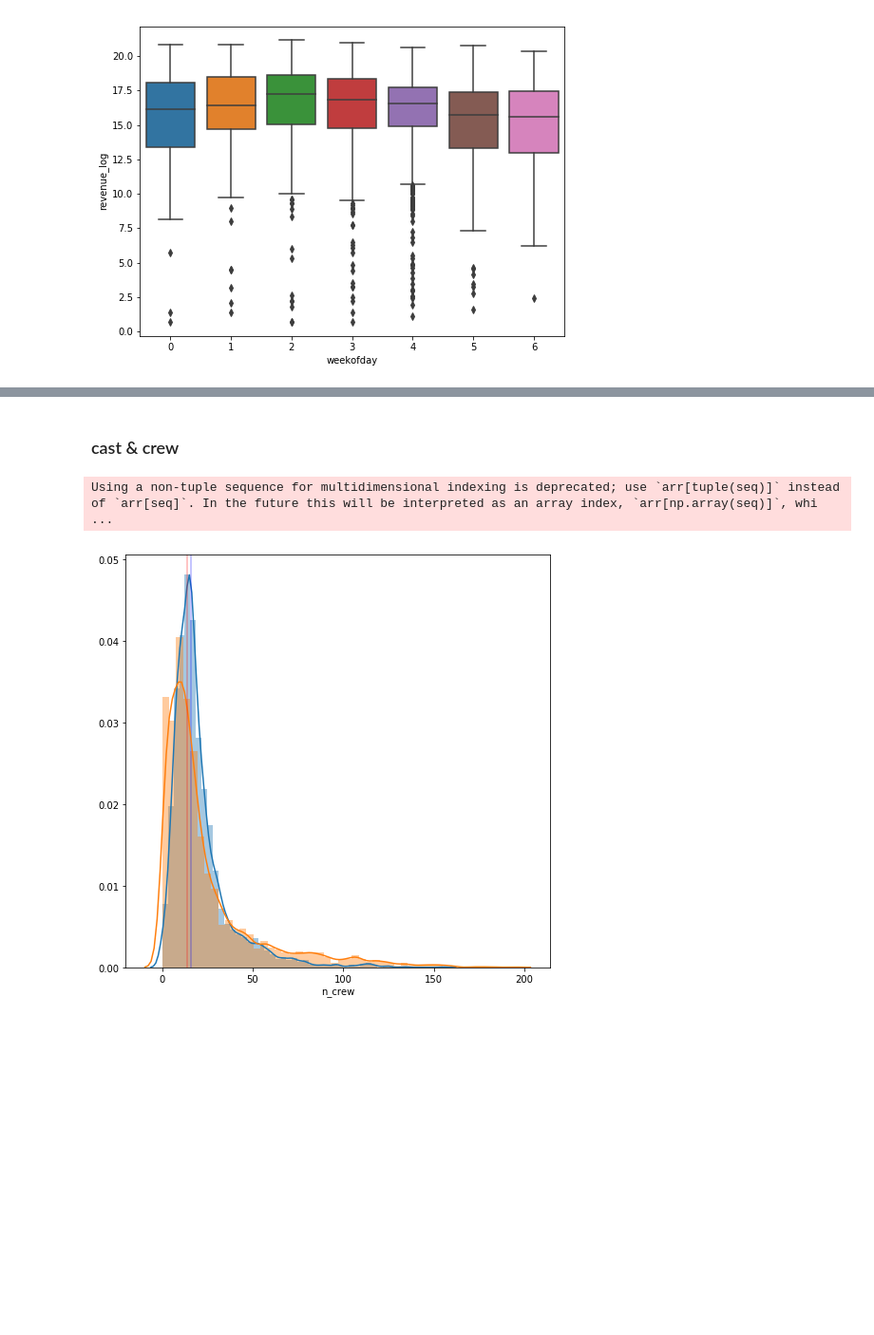
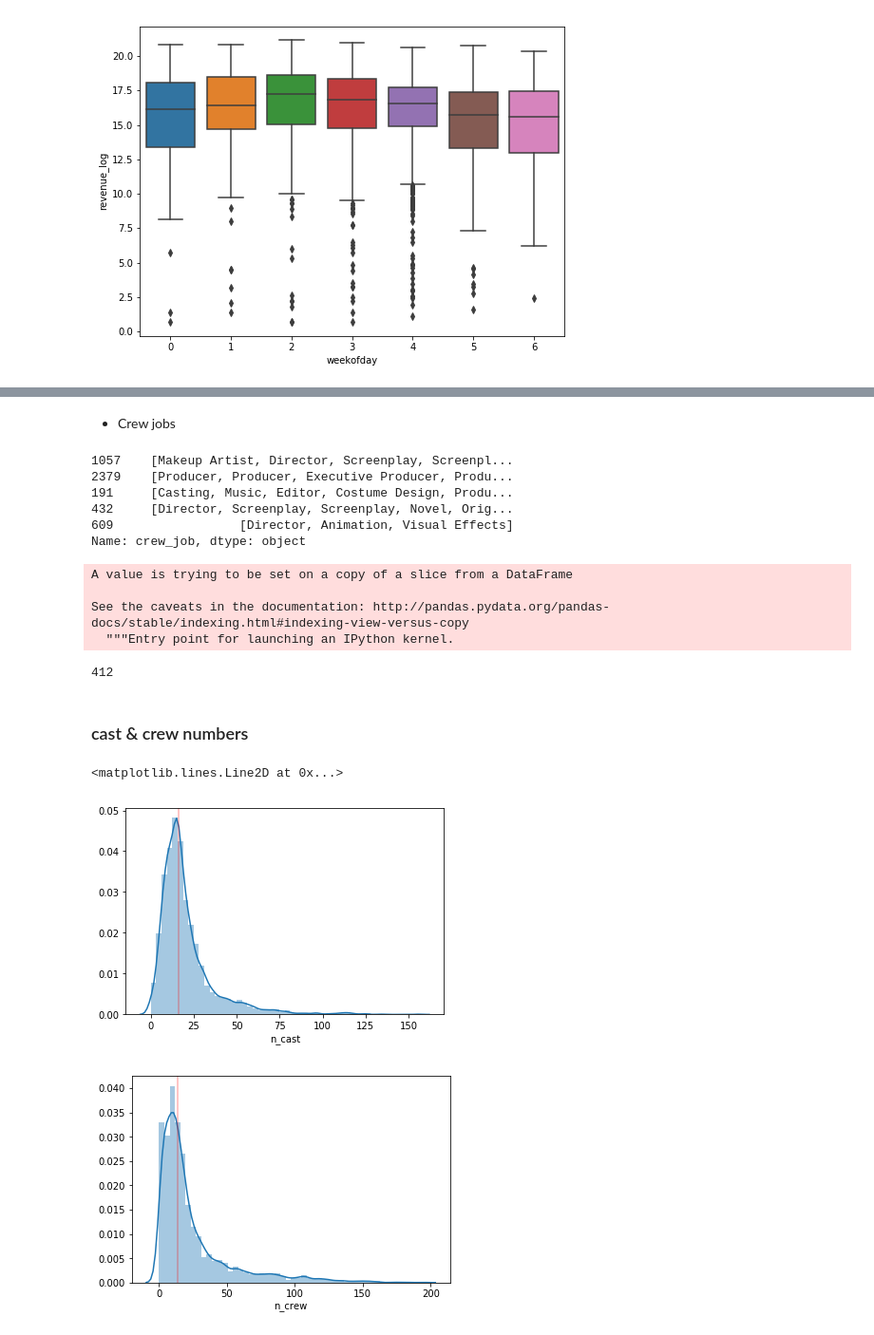
Before and after one commit to jjone36/tmdb, a Jupyter notebook: 02_eda.ipynb, the cells around one changed output, grey strips where cells are left out. Shown at 95% size. Saved outputs shown, nothing was run; the diff lists cells and outputs as text; code cells hidden in the pictures; blank space fills up the shorter version.

Commit message:
EDA_3: filling NAs, new cast&crew features

```diff
--- a/02_eda.ipynb
+++ b/02_eda.ipynb
@@ -477,0 +523,2 @@ sns.boxplot(x = tr_cat.weekofday, y = tr_cat.revenue_log)
+# %%
+tr_cat.crew_department[tr_cat.crew_department.isnull()] = ''
@@ -477,0 +530,4 @@ sns.boxplot(x = tr_cat.weekofday, y = tr_cat.revenue_log)
+# %%
+tr_cat['crew_department'] = tr_cat.crew_department.apply(lambda row: row.split(';')[:-1])
+X = mlb.fit_transform(tr_cat.crew_department).astype('int')
+len(mlb.classes_)
@@ -477,0 +561,20 @@ sns.boxplot(x = tr_cat.weekofday, y = tr_cat.revenue_log)
+# %% [markdown]
+- Crew jobs
+# %%
+tr_cat.crew_job.sample(5)
+# %% [output]
+1057    [Makeup Artist, Director, Screenplay, Screenpl...
+2379    [Producer, Producer, Executive Producer, Produ...
+191     [Casting, Music, Editor, Costume Design, Produ...
+432     [Director, Screenplay, Screenplay, Novel, Orig...
+609                 [Director, Animation, Visual Effects]
+Name: crew_job, dtype: object
+# %%
+tr_cat.crew_job[tr_cat.crew_job.isnull()] = ''
+# %% [output]
+A value is trying to be set on a copy of a slice from a DataFrame
+
+See the caveats in the documentation: http://pandas.pydata.org/pandas-docs/stable/indexing.html#indexing-view-versus-copy
+  """Entry point for launching an IPython kernel.
+# %%
+tr_cat['crew_job'] = tr_cat.crew_job.apply(lambda row: row.split(';')[:-1])
@@ -478,14 +583,18 @@ sns.boxplot(x = tr_cat.weekofday, y = tr_cat.revenue_log)
+# %%
+len(mlb.classes_)
+# %% [output]
+412
 # %% [markdown]
-### cast & crew
+### cast & crew numbers
+# %%
+sns.distplot(tr_cat.n_cast)
+plt.axvline(x = tr_cat.n_cast.median(), color = 'red', alpha = .3)
+# %% [output]
+<matplotlib.lines.Line2D at 0x...>
+[figure, added]
 # %%
-plt.figure(figsize = (8, 8))
-sns.distplot(tr_cat.n_cast)
-plt.axvline(x = tr_cat.n_cast.median(), color = 'blue', alpha = .3)
-
 sns.distplot(tr_cat.n_crew)
 plt.axvline(x = tr_cat.n_crew.median(), color = 'red', alpha = .3)
-
 plt.show()
 # %% [output]
-Using a non-tuple sequence for multidimensional indexing is deprecated; use `arr[tuple(seq)]` instead of `arr[seq]`. In the future this will be interpreted as an array index, `arr[np.array(seq)]`, whi ...
-[figure, old version]
+[figure, new version]
```
Also changed, not shown: parts of 80 cells of this notebook, 3 other files.
